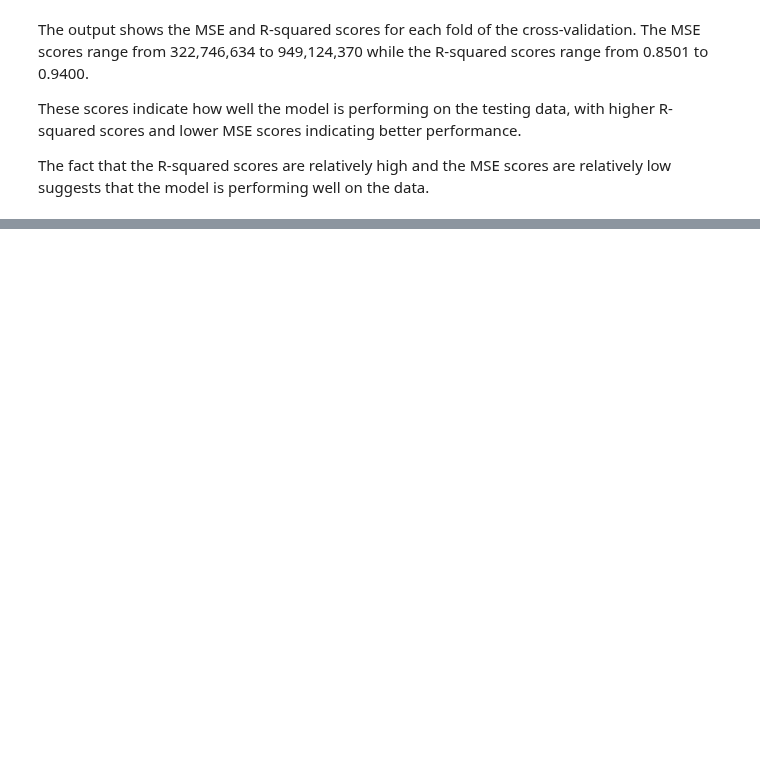
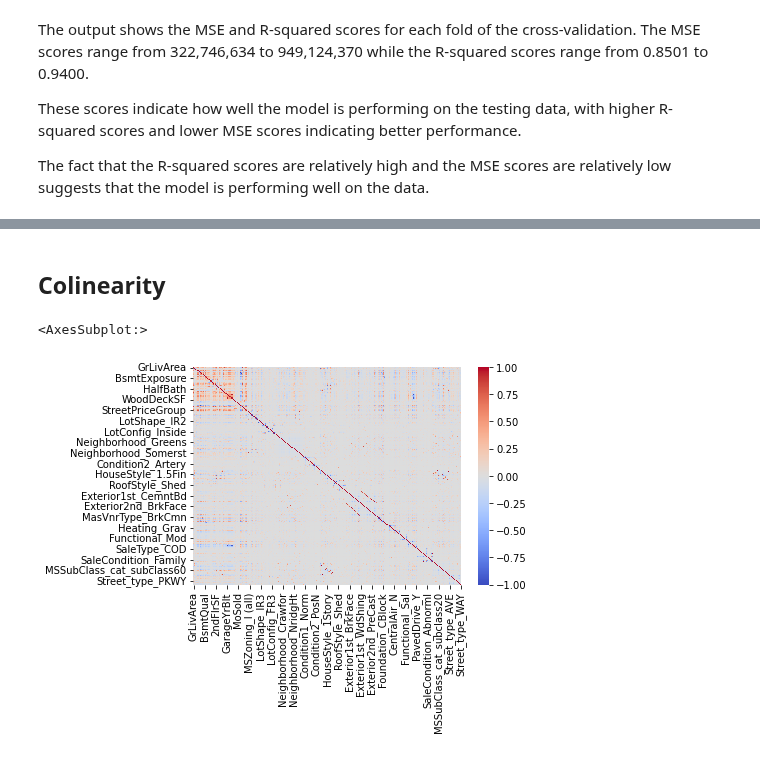
Before and after one commit to jasonphillip/Ames_Housing_ML_Project, a Jupyter notebook: models/UPDATED-gradient-boosting-models.ipynb, the cells around one changed output, grey strips where cells are left out. Cells and saved outputs as stored; diff of their text form; code cells hidden in the pictures; blank space fills up the shorter version.

```diff
--- a/models/UPDATED-gradient-boosting-models.ipynb
+++ b/models/UPDATED-gradient-boosting-models.ipynb
@@ -487,0 +495,9 @@ Best score:  -0.9284358533220967
+# %% [markdown]
+## Colinearity
+# %%
+# Too many features for a heatmap
+corr = X.corr()
+sns.heatmap(corr, cmap="coolwarm", center=0)
+# %% [output]
+<AxesSubplot:>
+[figure, added]
```
Also changed, not shown: parts of 20 cells of this notebook.
